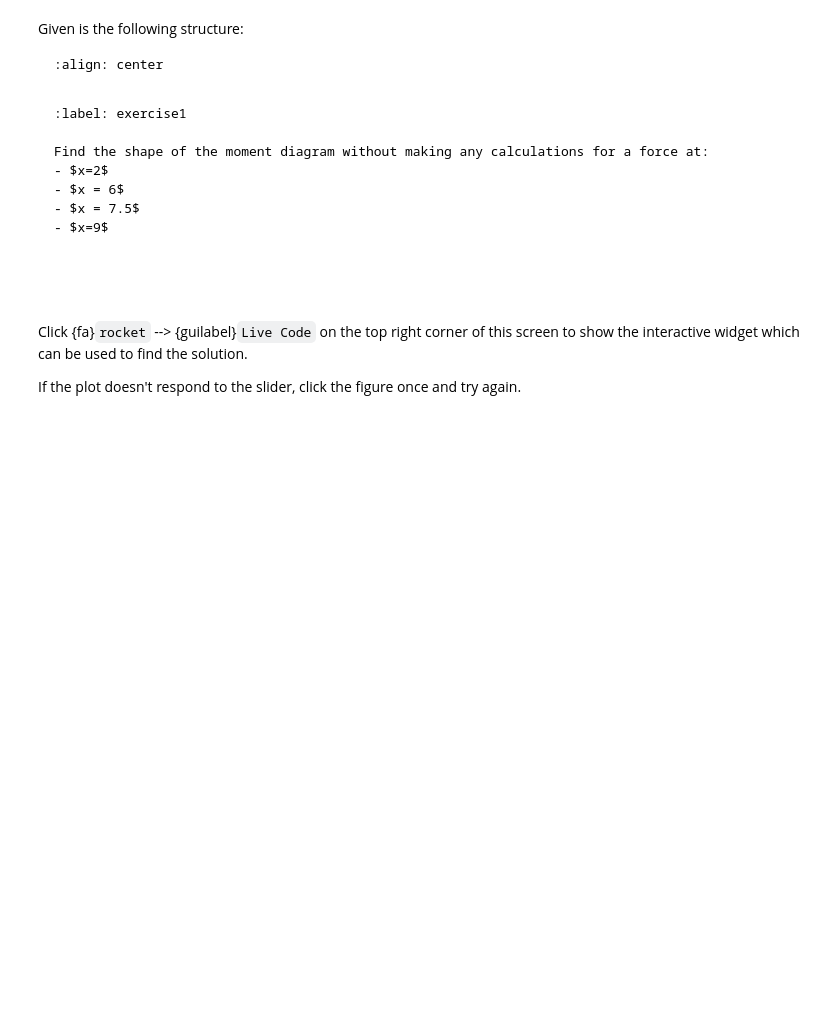
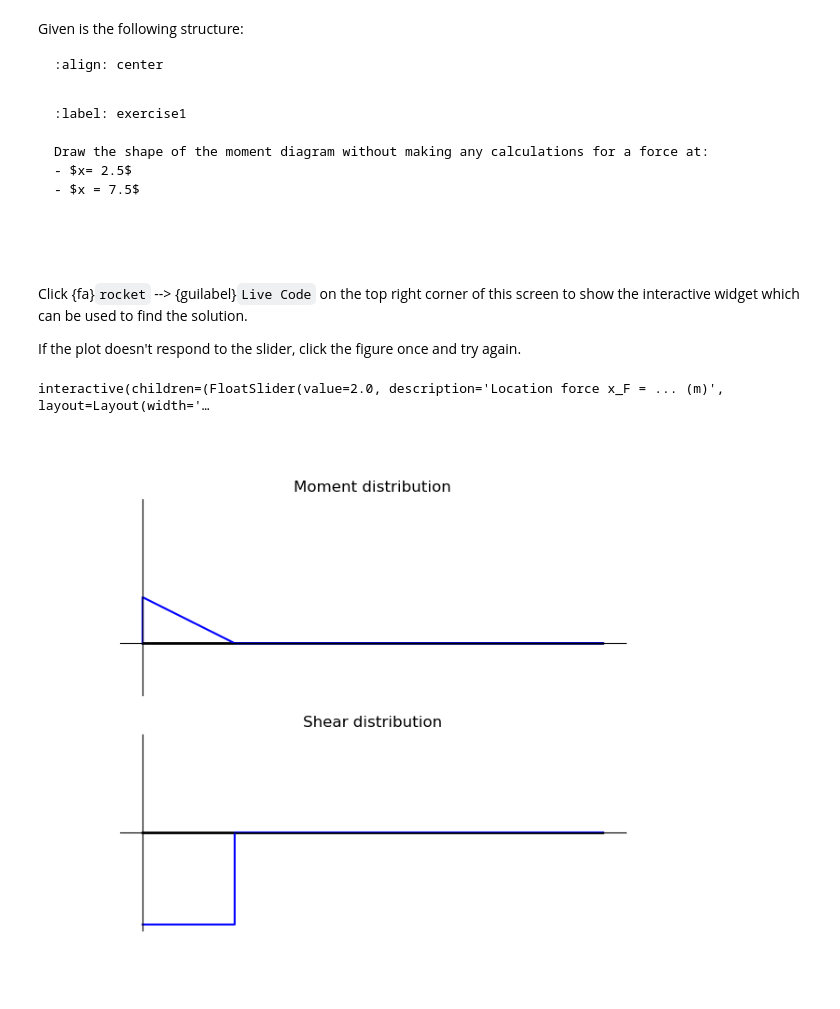
Before and after one commit to TUDelft-books/CEG-mechanics-BSc, a Jupyter notebook: book/support_internal_forces/internal_forces_beam/diagrams_exercise2.ipynb, the cells around one changed output. Drawn from its saved outputs; the diff is of its cells as text; code cells hidden in the pictures; blank space fills up the shorter version.

````diff
--- a/book/support_internal_forces/internal_forces_beam/diagrams_exercise2.ipynb
+++ b/book/support_internal_forces/internal_forces_beam/diagrams_exercise2.ipynb
@@ -10,11 +10,9 @@ Given is the following structure:
 ```{exercise}
 :label: exercise1
 
-Find the shape of the moment diagram without making any calculations for a force at:
-- $x=2$
-- $x = 6$
+Draw the shape of the moment diagram without making any calculations for a force at:
+- $x= 2.5$
 - $x = 7.5$
-- $x=9$
 
 ```
 # %%
@@ -38,7 +36,7 @@ If the plot doesn't respond to the slider, click the figure once and try again.
 # %%
 EI, x = sym.symbols('EI, x',real=True)
 
-Av, Bv, Cv, phi_S = sym.symbols('Av, Bv, Cv, phi_S',real=True)
+Av, Am, Bv, phi_S = sym.symbols('Av, Am, Bv, phi_S',real=True)
 a = sym.symbols('a',real=True,positive=True)
 C1, C2, C3, C4 = sym.symbols('C1, C2, C3, C4')
 
@@ -46,21 +44,21 @@ L1 = 5
 L2 = 5
 EI = 5000
 
-q = -Bv * sym.SingularityFunction(x,L1,-1) - Av * sym.SingularityFunction(x,0,-1) - Cv * sym.SingularityFunction(x,L1+L2,-1) + 1 * sym.SingularityFunction(x,a,-1)
+q = -Av * sym.SingularityFunction(x,0,-1) - Am * sym.SingularityFunction(x,0,-2) - Bv * sym.SingularityFunction(x,L1+L2,-1) + 1 * sym.SingularityFunction(x,a,-1)
 V = -sym.integrate(q,x)+C1
 M = sym.integrate(V,x)+C2
 kappa = M / EI
-phi = sym.integrate(kappa,x)+C3 + phi_S * sym.SingularityFunction(x,L1 + L2/2,0)
+phi = sym.integrate(kappa,x)+C3 + phi_S * sym.SingularityFunction(x,L1,0)
 w = sym.integrate(phi,x)+C4
 eq1 = sym.Eq(w.subs(x,0),0)
-eq2 = sym.Eq(w.subs(x,L1),0)
+eq2 = sym.Eq(phi.subs(x,0),0)
 eq3 = sym.Eq(w.subs(x,L1+L2),0)
-eq4 = sym.Eq(M.subs(x,0),0)
-eq5 = sym.Eq(M.subs(x,L1+L2),0)
+eq4 = sym.Eq(M.subs(x,-1),0)
+eq5 = sym.Eq(M.subs(x,L1),0)
 eq6 = sym.Eq(V.subs(x,-1),0)
 eq7 = sym.Eq(V.subs(x,L1+L2+1),0)
-eq8 = sym.Eq(M.subs(x,L1+L2/2),0)
-sol = sym.solve([eq1,eq2,eq3,eq4,eq5,eq6,eq7,eq8],[C1,C2,C3,C4,Av,Bv,Cv,phi_S])
+eq8 = sym.Eq(M.subs(x,L1+L2),0)
+sol = sym.solve([eq1,eq2,eq3,eq4,eq5,eq6,eq7,eq8],[C1,C2,C3,C4,Av,Bv,Am,phi_S])
 V_sol = V.subs(sol)
 V_subs = V_sol
 V_numpy = sym.lambdify([a,x],V_sol.rewrite(sym.Piecewise))
@@ -71,24 +69,18 @@ M_numpy = sym.lambdify([a,x],M_sol.rewrite(sym.Piecewise))
 fig, axs = plt.subplots(2, 1, figsize=(7, 6))
 def func(a):
     x = 0
-    if a < 5:
-        x = np.append(x,np.linspace(0.0001,a-0.0001,2))
-        x = np.append(x,np.linspace(a+0.0001,5-0.0001,2))
-        x = np.append(x,np.linspace(5+0.0001,10,2))
-    if a > 5:
-        x = np.append(x,np.linspace(0.0001,5-0.0001,2))
-        x = np.append(x,np.linspace(5+0.0001,a-0.0001,2))
-        x = np.append(x,np.linspace(a+0.0001,10,2))
+    x = np.append(x,np.linspace(0.0001,a-0.0001,2))
+    x = np.append(x,np.linspace(a+0.0001,10,2))
     x = np.append(x,10)
     axs[0].clear()  # Clear the existing plot
     axs[0].plot([0,10],[0,0],color='black',linewidth=2)
     axs[0].grid()
     axs[0].axis('equal')
-    axs[0].plot(x,M_numpy(a,x),color='blue')
+    axs[0].plot(x,M_numpy(a,x)/2,color='blue')
     #axs[0].annotate('%.2f kNm' % M_numpy(5,5,b,5000,a),xy = [a,M_numpy(5,5,b,5000,a)+0.5])
     #axs[0].annotate(text='', xy=(b,0), xytext=(b,-1), arrowprops=dict(arrowstyle='simple'))
     axs[0].invert_yaxis()
-    axs[0].set_ylim(2,-3)
+    axs[0].set_ylim(1,-3)
     title0 = 'Moment distribution'
     axs[0].set_title(title0)
 
@@ -99,33 +91,36 @@ def func(a):
     axs[1].plot(x,V_numpy(a,x)*2,color='blue')
     #axs[0].annotate('%.2f kNm' % M_numpy(5,5,b,5000,a),xy = [a,M_numpy(5,5,b,5000,a)+0.5])
     #axs[0].annotate(text='', xy=(b,0), xytext=(b,-1), arrowprops=dict(arrowstyle='simple'))
     axs[1].invert_yaxis()
     axs[1].set_ylim(2,-2)
     title0 = 'Shear distribution'
     axs[1].set_title(title0)
 
     axs[0].set_yticks([])
     axs[0].set_xticks([])
     axs[0].spines['right'].set_color('none')
     axs[0].spines['top'].set_color('none')
     axs[0].spines['bottom'].set_position('zero')
     axs[0].spines['left'].set_position('zero')
 
     axs[1].set_yticks([])
     axs[1].set_xticks([])
     axs[1].spines['right'].set_color('none')
     axs[1].spines['top'].set_color('none')
     axs[1].spines['bottom'].set_position('zero')
     axs[1].spines['left'].set_position('zero')
 
     # set background transparent
     fig.patch.set_alpha(0.0)
     axs[0].patch.set_alpha(0.0)
     axs[1].patch.set_alpha(0.0)
 
     plt.draw()
 
 
-interact(func, a = widgets.FloatSlider(min=0, max=10, value=2, step=0.1, description="Location force x_F = ... (m)",readout_format='.1f',style= {'description_width': '180px'},layout = {'width': '400px'}));
+interact(func, a = widgets.FloatSlider(min=0.1, max=9.9, value=2, step=0.1, description="Location force x_F = ... (m)",readout_format='.1f',style= {'description_width': '180px'},layout = {'width': '400px'}));
+# %% [output]
+interactive(children=(FloatSlider(value=2.0, description='Location force x_F = ... (m)', layout=Layout(width='…
+[figure, added]
 # %% [markdown]
 ```{solution-end}
````
Also changed, not shown: parts of 6 cells of this notebook, 4 other files.
